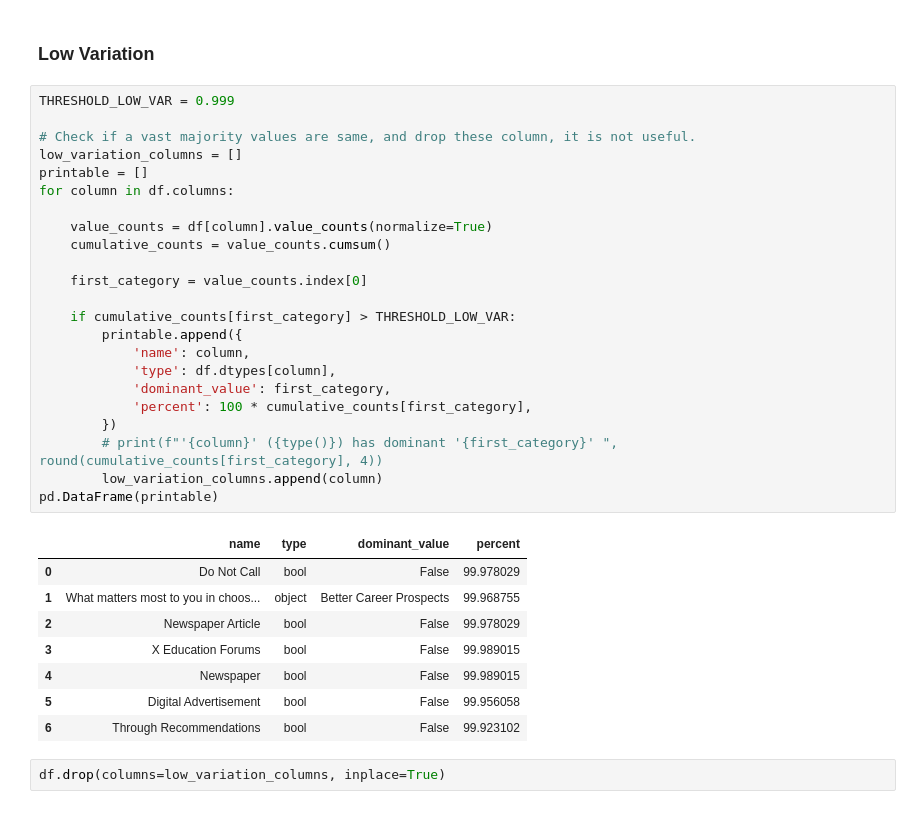
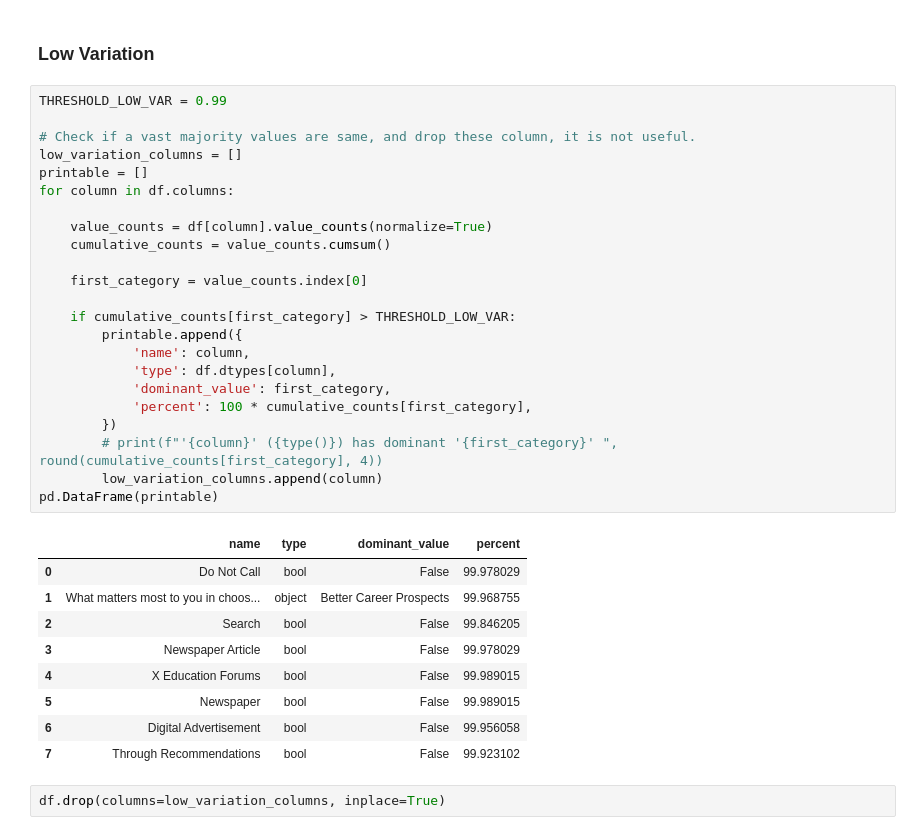
Before and after one commit to notvarunseth/ml-assignment, a Jupyter notebook: 1_notebook.ipynb, the cells around one changed output. Drawn from its saved outputs; the diff is of its cells as text.

```diff
--- a/1_notebook.ipynb
+++ b/1_notebook.ipynb
@@ -293,37 +293,38 @@ Number of uniques for 'Last Notable Activity' is 5
 # %% [markdown]
 ### Low Variation
 # %%
-THRESHOLD_LOW_VAR = 0.999
+THRESHOLD_LOW_VAR = 0.99
 
 # Check if a vast majority values are same, and drop these column, it is not useful.
 low_variation_columns = []
 printable = []
 for column in df.columns:
 
     value_counts = df[column].value_counts(normalize=True)
     cumulative_counts = value_counts.cumsum()
 
     first_category = value_counts.index[0]
 
     if cumulative_counts[first_category] > THRESHOLD_LOW_VAR:
         printable.append({
             'name': column,
             'type': df.dtypes[column],
             'dominant_value': first_category,
             'percent': 100 * cumulative_counts[first_category],
         })
         # print(f"'{column}' ({type()}) has dominant '{first_category}' ", round(cumulative_counts[first_category], 4))
         low_variation_columns.append(column)
 pd.DataFrame(printable)
 # %% [output]
 |  | name | type | dominant_value | percent |
 | 0 | Do Not Call | bool | False | 99.978029 |
 | 1 | What matters most to you in choos... | object | Better Career Prospects | 99.968755 |
-| 2 | Newspaper Article | bool | False | 99.978029 |
-| 3 | X Education Forums | bool | False | 99.989015 |
-| 4 | Newspaper | bool | False | 99.989015 |
-| 5 | Digital Advertisement | bool | False | 99.956058 |
-| 6 | Through Recommendations | bool | False | 99.923102 |
+| 2 | Search | bool | False | 99.846205 |
+| 3 | Newspaper Article | bool | False | 99.978029 |
+| 4 | X Education Forums | bool | False | 99.989015 |
+| 5 | Newspaper | bool | False | 99.989015 |
+| 6 | Digital Advertisement | bool | False | 99.956058 |
+| 7 | Through Recommendations | bool | False | 99.923102 |
 # %%
 df.drop(columns=low_variation_columns, inplace=True)
 # %%
```
Also changed, not shown: parts of 45 cells of this notebook.
